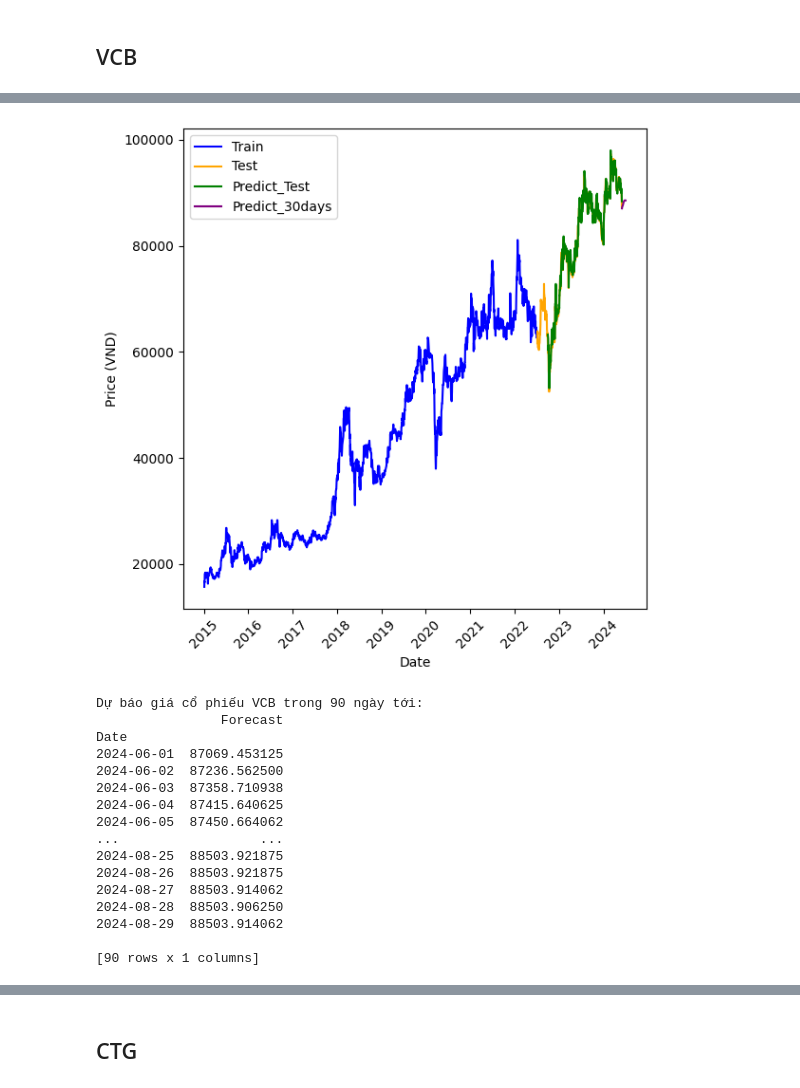
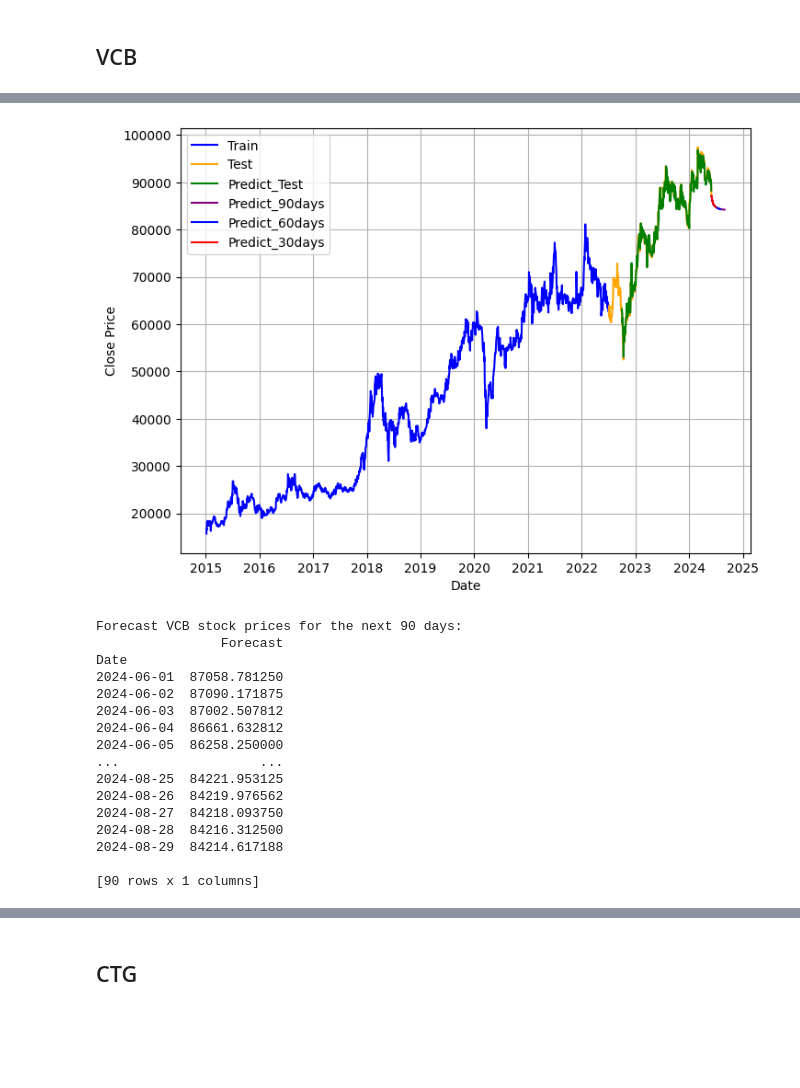
Before and after one commit to ngvmanh/IS403_O22_HTCL_14, a Jupyter notebook: Model/LSTM/LSTM(8-2).ipynb, the cells around one changed output, grey strips where cells are left out. Cells and saved outputs as stored; diff of their text form; code cells hidden in the pictures; blank space fills up the shorter version.

```diff
--- a/Model/LSTM/LSTM(8-2).ipynb
+++ b/Model/LSTM/LSTM(8-2).ipynb
@@ -12,7 +12,7 @@ import matplotlib.pyplot as plt
 pd.options.mode.chained_assignment = None
 tf.random.set_seed(0)
 
-# Tải dữ liệu
+# Load data
 data = pd.read_csv('../Dataset/VCB.csv')
 df = data[['Date','Close']]
 df.rename(columns={'Close': 'Price'}, inplace=True)
@@ -21,15 +21,15 @@ df.sort_values('Date',inplace=True)
 df.set_index('Date',inplace=True)
 y = df['Price'].values.reshape(-1, 1)
 
-# Chuẩn hóa dữ liệu
+# Normalize data
 scaler = MinMaxScaler(feature_range=(0, 1))
 y_norm = scaler.fit_transform(y)
 
-# Chia dữ liệu thành train và test (80/20)
+# Split data into train and test (80/20)
 train_size = int(len(y_norm) * 0.8)
 y_train, y_test = y_norm[:train_size], y_norm[train_size:]
 
-# Tạo các chuỗi đầu vào và đầu ra
+# Create input and output sequences
 def create_sequences(data, n_lookback, n_forecast):
     X, Y = [], []
     for i in range(n_lookback, len(data) - n_forecast + 1):
@@ -38,27 +38,27 @@ def create_sequences(data, n_lookback, n_forecast):
     return np.array(X), np.array(Y)
 
 n_lookback = 60
-n_forecast = 1  # Dự đoán từng bước thời gian
+n_forecast = 1  # Predict time step
 X_train, Y_train = create_sequences(y_train, n_lookback, n_forecast)
 X_test, Y_test = create_sequences(y_test, n_lookback, n_forecast)
 
-# Xây dựng và huấn luyện mô hình
+# Build and train the model
 model = Sequential()
 model.add(LSTM(50, return_sequences=True, input_shape=(n_lookback, 1)))
 model.add(LSTM(50))
 model.add(Dense(n_forecast))
 model.compile(loss='mean_squared_error', optimizer='adam')
-model.fit(X_train, Y_train, epochs=100, batch_size=32, verbose=1)
+model.fit(X_train, Y_train, epochs=200, batch_size=32, validation_data=(X_test, Y_test), verbose=1)
 
-# Đánh giá trên tập kiểm tra
+# Evaluate on the test set
 Y_pred_test = model.predict(X_test)
 Y_pred_test = scaler.inverse_transform(Y_pred_test.reshape(-1,1))  # Reshape to 2D before inverse transform
 Y_test = scaler.inverse_transform(Y_test.reshape(-1,1))
 
-# Dự đoán tương lai 30, 60, 90 ngày
+# Predict future 30, 60, 90 days
 last_sequence = y_norm[-n_lookback:]
 future_predictions = []
-for i in range(90):  # Dự đoán 90 ngày
+for i in range(90):
     next_pred = model.predict(last_sequence.reshape(1, n_lookback, 1))
     future_predictions.append(next_pred)
     last_sequence = np.append(last_sequence[1:], next_pred)
@@ -84,57 +84,57 @@ Epoch 6/100
 # %%
-# Trực quan hóa
-plt.figure(figsize=(6, 6))
+# Visualization
+plt.figure(figsize=(8, 6))
 
-# Vẽ giá thực tế (Tất cả dữ liệu)
+# Plot actual prices (All data)
 plt.plot(df.index[:train_size], df['Price'][:train_size], label='Train', color='blue')
 
 plt.plot(df.index[train_size:], df['Price'][train_size:], label='Test', color='orange')
 
-# Vẽ giá dự đoán trên tập kiểm tra
+# Plot predicted prices on the test set
 test_data_start = df.index[train_size + n_lookback]
 test_data_end = df.index[-1]
 plt.plot(df.index[train_size + n_lookback: len(Y_pred_test) + train_size + n_lookback], Y_pred_test, label='Predict_Test', color='green')
 
 
-# Vẽ giá dự đoán trong tương lai
+# Plot predicted prices in the future
 future_dates = pd.date_range(start=df.index[-1], periods=91)[1:]  # Ngày bắt đầu sau ngày cuối cùng của dữ liệu
-plt.plot(future_dates[:30], future_predictions[:30], label='Predict_30days', color='purple')
-# plt.plot(future_dates[:60], future_predictions[:60], label='Predict_60days', color='red')
-# plt.plot(future_dates, future_predictions, label='Predict_90days', color='purple')
+plt.plot(future_dates, future_predictions, label='Predict_90days', color='purple')
+plt.plot(future_dates[:60], future_predictions[:60], label='Predict_60days', color='blue')
+plt.plot(future_dates[:30], future_predictions[:30], label='Predict_30days', color='red')
+
 
 # plt.title('VCB Stock Price Forecast using LSTM 8:2')
 plt.xlabel('Date')
-plt.ylabel('Price (VND)')
+plt.ylabel('Close Price')
 plt.legend()
-plt.xticks(rotation=45)
-plt.tight_layout()
+plt.grid(True)
 plt.show()
 # %% [output]
-[figure, old version]
+[figure, new version]
 # %%
-# Tạo dataframe mới chứa ngày tháng và giá trị dự đoán tương lai
-future_dates = pd.date_range(start=df.index[-1], periods=91)[1:] # Bắt đầu từ ngày sau ngày cuối cùng trong dữ liệu lịch sử
-future_df = pd.DataFrame({'Date': future_dates, 'Forecast': future_predictions.flatten()}) # Chuyển future_predictions về mảng 1 chiều
+# Create a new dataframe containing dates and future predicted values
+future_dates = pd.date_range(start=df.index[-1], periods=91)[1:]
+future_df = pd.DataFrame({'Date': future_dates, 'Forecast': future_predictions.flatten()})
 future_df.set_index('Date', inplace=True)
 
-# In ra kết quả dự báo trong 90 ngày tới
-print("Dự báo giá cổ phiếu VCB trong 90 ngày tới:")
+# Print the forecast results for the next 90 days
+print("Forecast VCB stock prices for the next 90 days:")
 print(future_df)
 # %% [output]
-Dự báo giá cổ phiếu VCB trong 90 ngày tới:
+Forecast VCB stock prices for the next 90 days:
                 Forecast
 Date
-2024-06-01  87069.453125
-2024-06-02  87236.562500
-2024-06-03  87358.710938
-2024-06-04  87415.640625
-2024-06-05  87450.664062
+2024-06-01  87058.781250
+2024-06-02  87090.171875
+2024-06-03  87002.507812
+2024-06-04  86661.632812
+2024-06-05  86258.250000
 ...                  ...
-2024-08-25  88503.921875
-2024-08-26  88503.921875
-2024-08-27  88503.914062
-2024-08-28  88503.906250
-2024-08-29  88503.914062
+2024-08-25  84221.953125
+2024-08-26  84219.976562
+2024-08-27  84218.093750
+2024-08-28  84216.312500
+2024-08-29  84214.617188
 
 [90 rows x 1 columns]
 # %%
```
Also changed, not shown: parts of 10 cells of this notebook, 1 other file.
